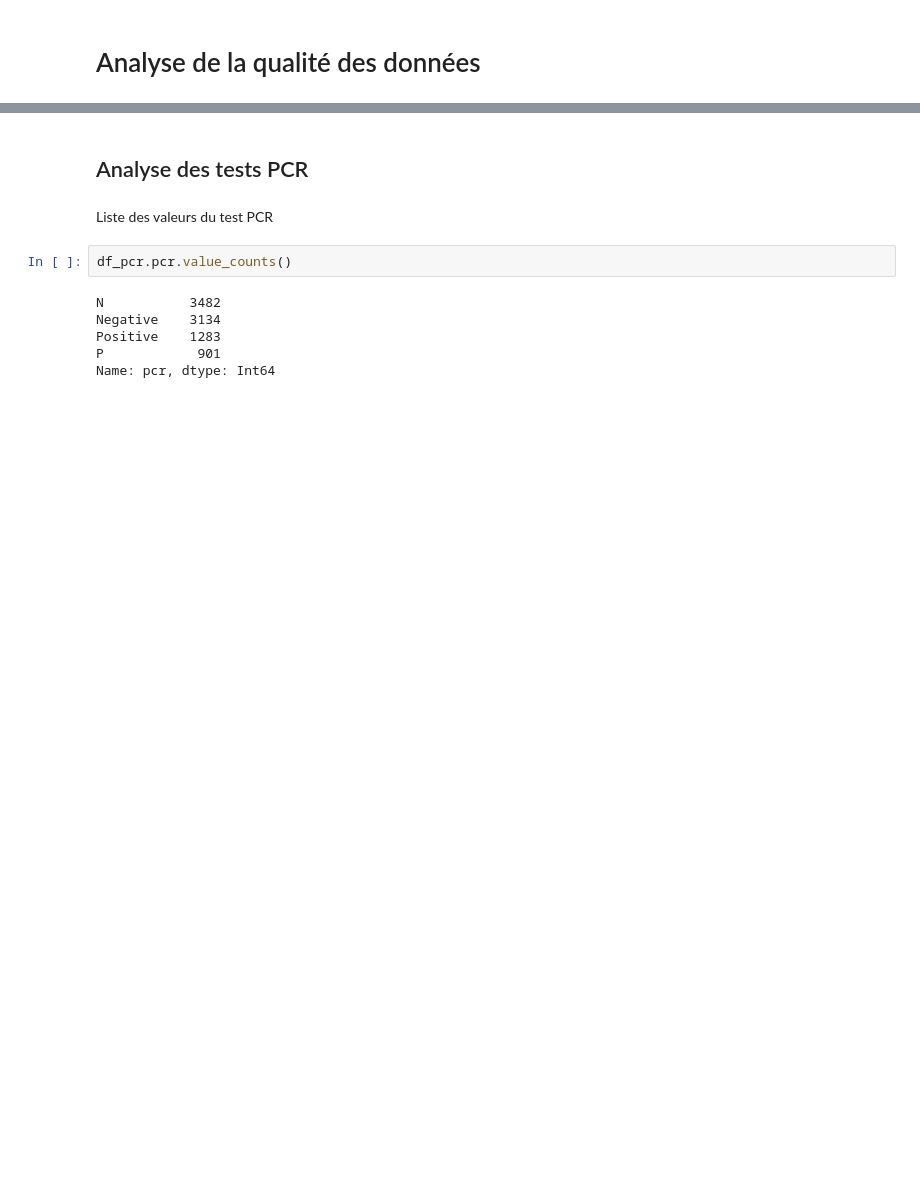
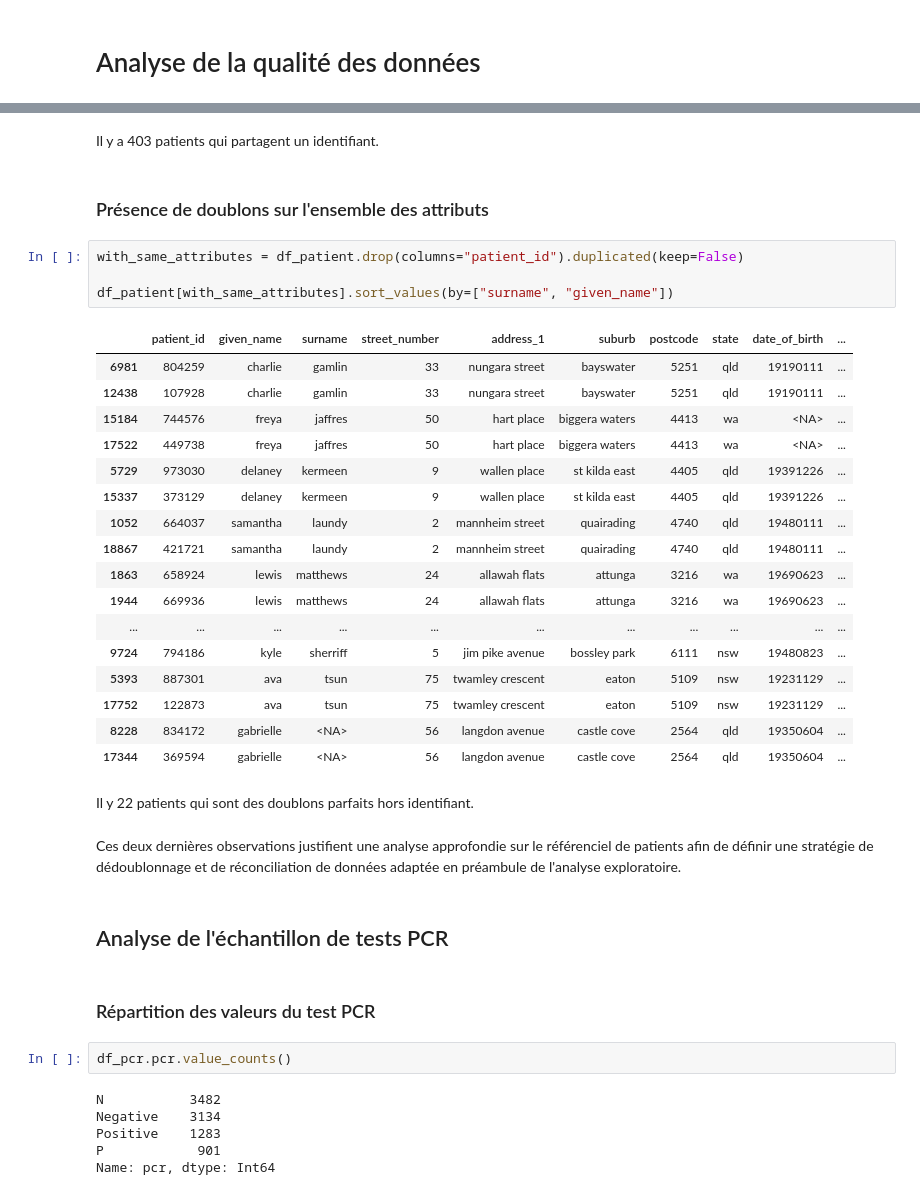
Before and after one commit to ghisvail/inria-aphp-assignment, a Jupyter notebook: qa.ipynb, the cells around one changed output, grey strips where cells are left out. Cells and saved outputs as stored; diff of their text form; blank space fills up the shorter version.

```diff
--- a/qa.ipynb
+++ b/qa.ipynb
@@ -102,7 +71,37 @@ df_pcr.patient_id.isin(patient_id_duplicated).sum()
+# %% [markdown]
+Il y a 403 patients qui partagent un identifiant.
+# %% [markdown]
+### Présence de doublons sur l'ensemble des attributs
+# %%
+with_same_attributes = df_patient.drop(columns="patient_id").duplicated(keep=False)
+
+df_patient[with_same_attributes].sort_values(by=["surname", "given_name"])
+# %% [output]
+|  | patient_id | given_name | surname | street_number | address_1 | suburb | postcode | state | date_of_birth | ... |
+| 6981 | 804259 | charlie | gamlin | 33 | nungara street | bayswater | 5251 | qld | 19190111 | ... |
+| 12438 | 107928 | charlie | gamlin | 33 | nungara street | bayswater | 5251 | qld | 19190111 | ... |
+| 15184 | 744576 | freya | jaffres | 50 | hart place | biggera waters | 4413 | wa | <NA> | ... |
+| 17522 | 449738 | freya | jaffres | 50 | hart place | biggera waters | 4413 | wa | <NA> | ... |
+| 5729 | 973030 | delaney | kermeen | 9 | wallen place | st kilda east | 4405 | qld | 19391226 | ... |
+| 15337 | 373129 | delaney | kermeen | 9 | wallen place | st kilda east | 4405 | qld | 19391226 | ... |
+| 1052 | 664037 | samantha | laundy | 2 | mannheim street | quairading | 4740 | qld | 19480111 | ... |
+| 18867 | 421721 | samantha | laundy | 2 | mannheim street | quairading | 4740 | qld | 19480111 | ... |
+| 1863 | 658924 | lewis | matthews | 24 | allawah flats | attunga | 3216 | wa | 19690623 | ... |
+| 1944 | 669936 | lewis | matthews | 24 | allawah flats | attunga | 3216 | wa | 19690623 | ... |
+| ... | ... | ... | ... | ... | ... | ... | ... | ... | ... | ... |
+| 9724 | 794186 | kyle | sherriff | 5 | jim pike avenue | bossley park | 6111 | nsw | 19480823 | ... |
+| 5393 | 887301 | ava | tsun | 75 | twamley crescent | eaton | 5109 | nsw | 19231129 | ... |
+| 17752 | 122873 | ava | tsun | 75 | twamley crescent | eaton | 5109 | nsw | 19231129 | ... |
+| 8228 | 834172 | gabrielle | <NA> | 56 | langdon avenue | castle cove | 2564 | qld | 19350604 | ... |
+| 17344 | 369594 | gabrielle | <NA> | 56 | langdon avenue | castle cove | 2564 | qld | 19350604 | ... |
+# %% [markdown]
+Il y 22 patients qui sont des doublons parfaits hors identifiant.
+# %% [markdown]
+Ces deux dernières observations justifient une analyse approfondie sur le référenciel de patients afin de définir une stratégie de dédoublonnage et de réconciliation de données adaptée en préambule de l'analyse exploratoire.
 # %% [markdown]
-## Analyse des tests PCR
+## Analyse de l'échantillon de tests PCR
 # %% [markdown]
-Liste des valeurs du test PCR
+### Répartition des valeurs du test PCR
 # %%
 df_pcr.pcr.value_counts()
 # %% [output]
```
Also changed, not shown: parts of 43 cells of this notebook, 1 other file.
